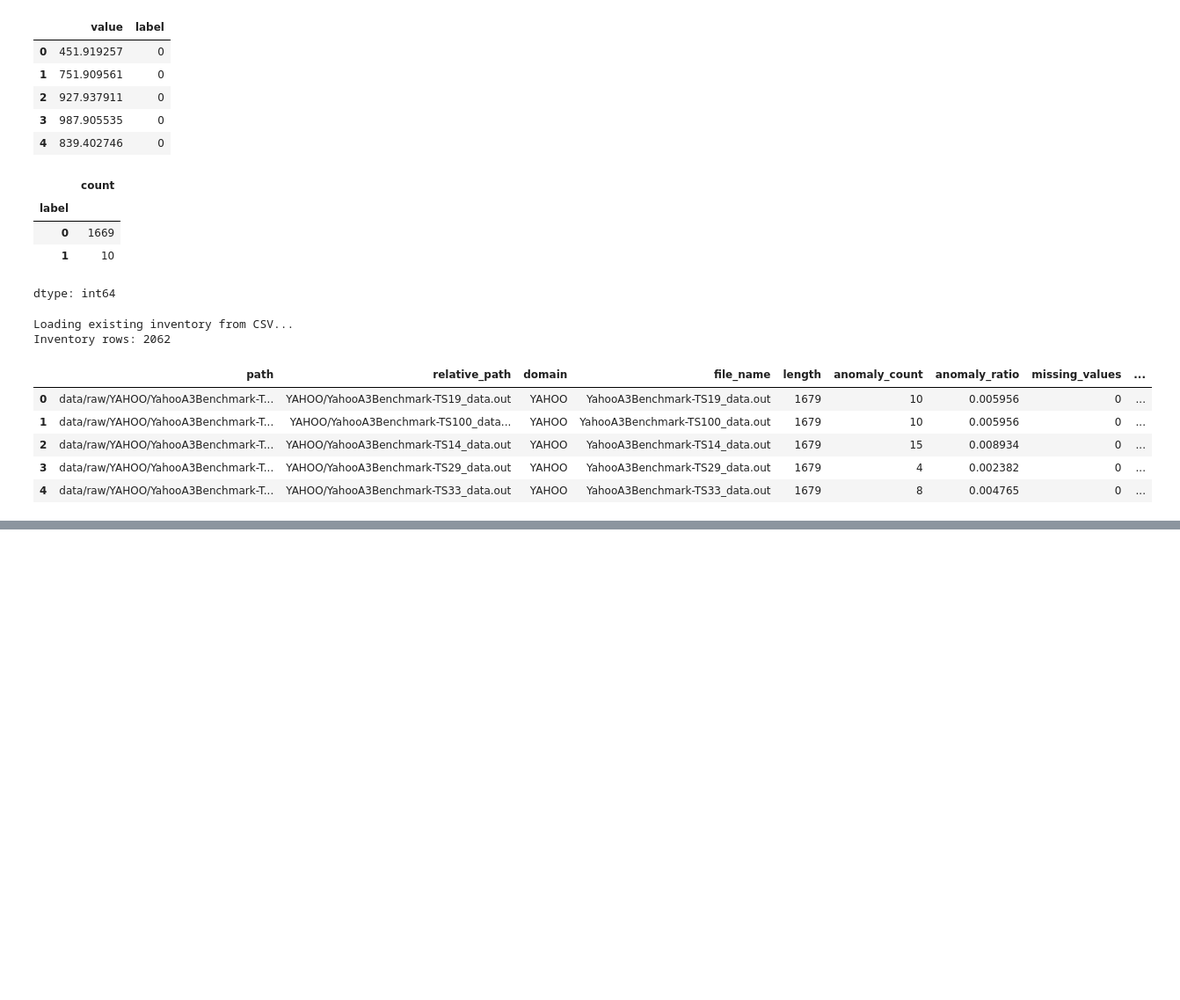
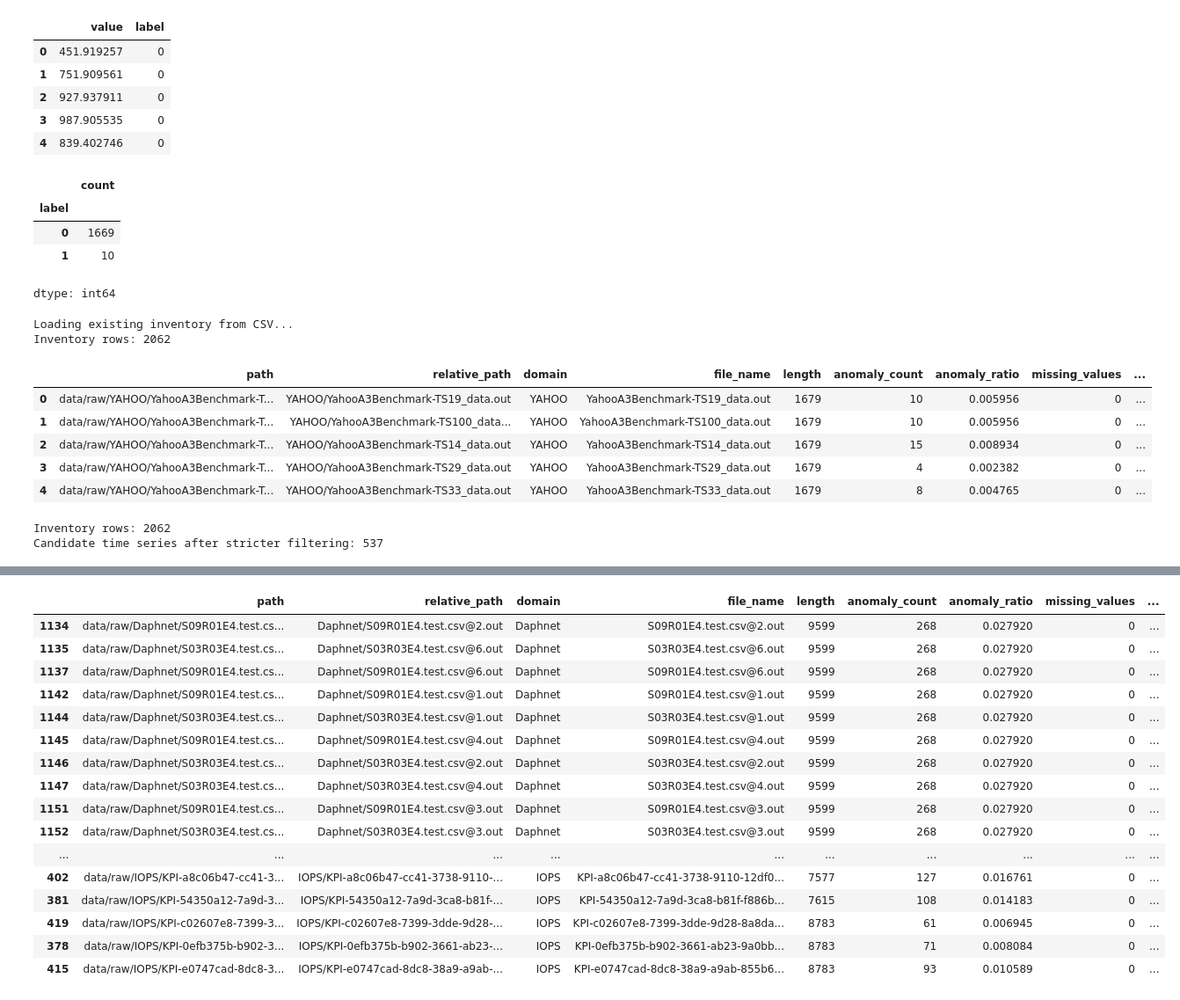
Before and after one commit to OrestisGeo/streamify-ts-anomaly-detection, a Jupyter notebook: notebooks/project2_main.ipynb, the cells around one changed output, grey strips where cells are left out. Shown at 88% size. Saved outputs shown, nothing was run; the diff lists cells and outputs as text; code cells hidden in the pictures; blank space fills up the shorter version.

```diff
--- a/notebooks/project2_main.ipynb
+++ b/notebooks/project2_main.ipynb
@@ -354,3 +351,64 @@ Inventory rows: 2062
 | 2 | data/raw/YAHOO/YahooA3Benchmark-T... | YAHOO/YahooA3Benchmark-TS14_data.out | YAHOO | YahooA3Benchmark-TS14_data.out | 1679 | 15 | 0.008934 | 0 | ... |
 | 3 | data/raw/YAHOO/YahooA3Benchmark-T... | YAHOO/YahooA3Benchmark-TS29_data.out | YAHOO | YahooA3Benchmark-TS29_data.out | 1679 | 4 | 0.002382 | 0 | ... |
 | 4 | data/raw/YAHOO/YahooA3Benchmark-T... | YAHOO/YahooA3Benchmark-TS33_data.out | YAHOO | YahooA3Benchmark-TS33_data.out | 1679 | 8 | 0.004765 | 0 | ... |
+# %%
+# Load the already-created dataset inventory from CSV,
+# summarizes the available time-series domains, applies the final stricter
+# filtering criteria to select suitable candidate time series, and saves the
+# resulting summary/candidate tables for later use.
+#
+# It does NOT rebuild the inventory from the raw .out files. Therefore, it is
+# safe to run with "Run all" and avoids the expensive scan of the full dataset.
+
+from pathlib import Path
+import pandas as pd
+
+from src.dataset_inventory import (
+    summarize_domains,
+    filter_candidate_series,
+)
+
+TABLES_DIR = Path("results/tables")
+inventory_path = TABLES_DIR / "dataset_inventory.csv"
+
+inventory = pd.read_csv(inventory_path)
+
+print("Inventory rows:", len(inventory))
+
+domain_summary = summarize_domains(inventory)
+
+# Final stricter candidate filtering
+candidates = filter_candidate_series(
+    inventory,
+    min_length=5000,
+    max_length=50000,
+    min_anomaly_ratio=0.002,
+    max_anomaly_ratio=0.05,
+)
+
+print("Candidate time series after stricter filtering:", len(candidates))
+
+domain_summary.to_csv(TABLES_DIR / "domain_summary.csv")
+candidates.to_csv(TABLES_DIR / "dataset_candidates.csv", index=False)
+
+candidate_domain_summary = (
+    candidates
+    .groupby("domain")
+    .agg(
+        n_candidates=("file_name", "count"),
+        median_length=("length", "median"),
+        min_length=("length", "min"),
+        max_length=("length", "max"),
+        median_anomaly_ratio=("anomaly_ratio", "median"),
+    )
+    .sort_values("n_candidates", ascending=False)
+)
+
+candidate_domain_summary.to_csv(TABLES_DIR / "candidate_domain_summary.csv")
+
+display(domain_summary)
+display(candidate_domain_summary)
+display(candidates.head(30))
+# %% [output]
+Inventory rows: 2062
+Candidate time series after stricter filtering: 537
@@ -356,0 +443,17 @@ Inventory rows: 2062
+|  | path | relative_path | domain | file_name | length | anomaly_count | anomaly_ratio | missing_values | ... |
+| 1134 | data/raw/Daphnet/S09R01E4.test.cs... | Daphnet/S09R01E4.test.csv@2.out | Daphnet | S09R01E4.test.csv@2.out | 9599 | 268 | 0.027920 | 0 | ... |
+| 1135 | data/raw/Daphnet/S03R03E4.test.cs... | Daphnet/S03R03E4.test.csv@6.out | Daphnet | S03R03E4.test.csv@6.out | 9599 | 268 | 0.027920 | 0 | ... |
+| 1137 | data/raw/Daphnet/S09R01E4.test.cs... | Daphnet/S09R01E4.test.csv@6.out | Daphnet | S09R01E4.test.csv@6.out | 9599 | 268 | 0.027920 | 0 | ... |
+| 1142 | data/raw/Daphnet/S09R01E4.test.cs... | Daphnet/S09R01E4.test.csv@1.out | Daphnet | S09R01E4.test.csv@1.out | 9599 | 268 | 0.027920 | 0 | ... |
+| 1144 | data/raw/Daphnet/S03R03E4.test.cs... | Daphnet/S03R03E4.test.csv@1.out | Daphnet | S03R03E4.test.csv@1.out | 9599 | 268 | 0.027920 | 0 | ... |
+| 1145 | data/raw/Daphnet/S09R01E4.test.cs... | Daphnet/S09R01E4.test.csv@4.out | Daphnet | S09R01E4.test.csv@4.out | 9599 | 268 | 0.027920 | 0 | ... |
+| 1146 | data/raw/Daphnet/S03R03E4.test.cs... | Daphnet/S03R03E4.test.csv@2.out | Daphnet | S03R03E4.test.csv@2.out | 9599 | 268 | 0.027920 | 0 | ... |
+| 1147 | data/raw/Daphnet/S03R03E4.test.cs... | Daphnet/S03R03E4.test.csv@4.out | Daphnet | S03R03E4.test.csv@4.out | 9599 | 268 | 0.027920 | 0 | ... |
+| 1151 | data/raw/Daphnet/S09R01E4.test.cs... | Daphnet/S09R01E4.test.csv@3.out | Daphnet | S09R01E4.test.csv@3.out | 9599 | 268 | 0.027920 | 0 | ... |
+| 1152 | data/raw/Daphnet/S03R03E4.test.cs... | Daphnet/S03R03E4.test.csv@3.out | Daphnet | S03R03E4.test.csv@3.out | 9599 | 268 | 0.027920 | 0 | ... |
+| ... | ... | ... | ... | ... | ... | ... | ... | ... | ... |
+| 402 | data/raw/IOPS/KPI-a8c06b47-cc41-3... | IOPS/KPI-a8c06b47-cc41-3738-9110-... | IOPS | KPI-a8c06b47-cc41-3738-9110-12df0... | 7577 | 127 | 0.016761 | 0 | ... |
+| 381 | data/raw/IOPS/KPI-54350a12-7a9d-3... | IOPS/KPI-54350a12-7a9d-3ca8-b81f-... | IOPS | KPI-54350a12-7a9d-3ca8-b81f-f886b... | 7615 | 108 | 0.014183 | 0 | ... |
+| 419 | data/raw/IOPS/KPI-c02607e8-7399-3... | IOPS/KPI-c02607e8-7399-3dde-9d28-... | IOPS | KPI-c02607e8-7399-3dde-9d28-8a8da... | 8783 | 61 | 0.006945 | 0 | ... |
+| 378 | data/raw/IOPS/KPI-0efb375b-b902-3... | IOPS/KPI-0efb375b-b902-3661-ab23-... | IOPS | KPI-0efb375b-b902-3661-ab23-9a0bb... | 8783 | 71 | 0.008084 | 0 | ... |
+| 415 | data/raw/IOPS/KPI-e0747cad-8dc8-3... | IOPS/KPI-e0747cad-8dc8-38a9-a9ab-... | IOPS | KPI-e0747cad-8dc8-38a9-a9ab-855b6... | 8783 | 93 | 0.010589 | 0 | ... |
```
Also changed, not shown: parts of 6 cells of this notebook.
